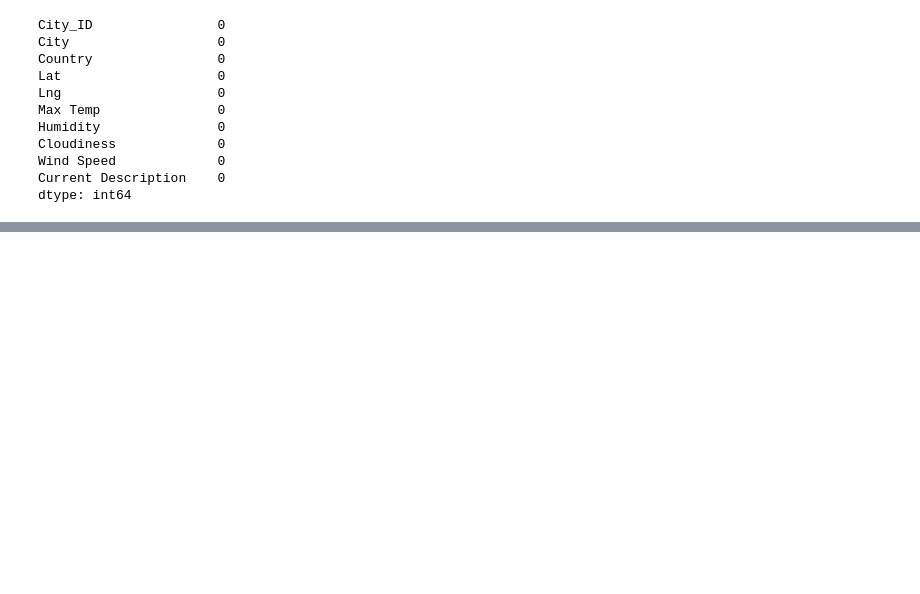
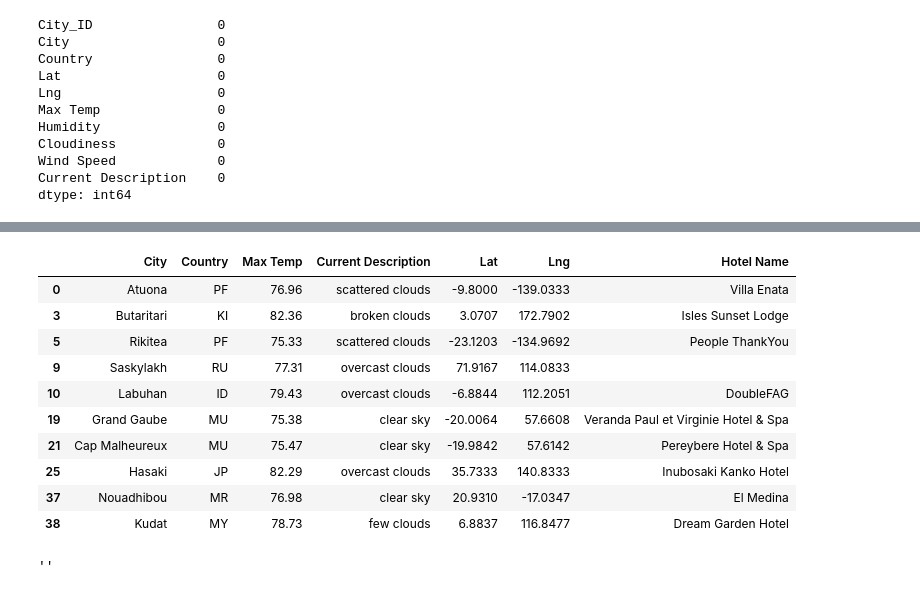
Before and after one commit to scottwesley31/World_Weather_Analysis, a Jupyter notebook: Vacation_Search/Vacation_Search.ipynb, the cells around one changed output, grey strips where cells are left out. Cells and saved outputs as stored; diff of their text form; code cells hidden in the pictures; blank space fills up the shorter version.

Commit message:
Created clean_hotel_df without null values.

```diff
--- a/Vacation_Search/Vacation_Search.ipynb
+++ b/Vacation_Search/Vacation_Search.ipynb
@@ -64,8 +85,8 @@ dtype: int64
 # %%
 # 4b. Drop any empty rows and create a new DataFrame that doesn’t have empty rows.
-preferred_cities_df = city_data_df.loc[(city_data_df["Max Temp"] <= max_temp) & \
+clean_df = city_data_df.loc[(city_data_df["Max Temp"] <= max_temp) & \
                                       (city_data_df["Max Temp"] >= min_temp)].dropna()
-preferred_cities_df.isnull().sum()
+clean_df.isnull().sum()
 # %% [output]
 City_ID                0
 City                   0
@@ -94,14 +127,23 @@ params = {
 }
 
 # 6b. Iterate through the hotel DataFrame.
+for index, row in hotel_df.iterrows():
 
     # 6c. Get latitude and longitude from DataFrame
+    lat = row["Lat"]
+    lng = row["Lng"]
 
+    # Add the latitude and longitude to location key for the params dictionary.
+    params["location"] = f"{lat},{lng}"
 
     # 6d. Set up the base URL for the Google Directions API to get JSON data.
-
+    base_url = "https://maps.googleapis.com/maps/api/place/nearbysearch/json"
 
     # 6e. Make request and retrieve the JSON data from the search.
-
+    hotels = requests.get(base_url, params=params).json()
 
     # 6f. Get the first hotel from the results and store the name, if a hotel isn't found skip the city.
+    try:
+        hotel_df.loc[index, "Hotel Name"] = hotels["results"][0]["name"]
+    except (IndexError):
+        print("Hotel not found... skipping.")
@@ -108,2 +166,25 @@ params = {
 # %%
-# 7. Drop the rows where there is no Hotel Name.
+# 7. Drop the rows where there is no Hotel Name. (1st attempt)
+clean_hotel_df = hotel_df.dropna()
+# %%
+# Confirm hotel_df DataFrame appears similar to the screenshot in the challenge.
+clean_hotel_df.head(10)
+# %% [output]
+|  | City | Country | Max Temp | Current Description | Lat | Lng | Hotel Name |
+| 0 | Atuona | PF | 76.96 | scattered clouds | -9.8000 | -139.0333 | Villa Enata |
+| 3 | Butaritari | KI | 82.36 | broken clouds | 3.0707 | 172.7902 | Isles Sunset Lodge |
+| 5 | Rikitea | PF | 75.33 | scattered clouds | -23.1203 | -134.9692 | People ThankYou |
+| 9 | Saskylakh | RU | 77.31 | overcast clouds | 71.9167 | 114.0833 |  |
+| 10 | Labuhan | ID | 79.43 | overcast clouds | -6.8844 | 112.2051 | DoubleFAG |
+| 19 | Grand Gaube | MU | 75.38 | clear sky | -20.0064 | 57.6608 | Veranda Paul et Virginie Hotel & Spa |
+| 21 | Cap Malheureux | MU | 75.47 | clear sky | -19.9842 | 57.6142 | Pereybere Hotel & Spa |
+| 25 | Hasaki | JP | 82.29 | overcast clouds | 35.7333 | 140.8333 | Inubosaki Kanko Hotel |
+| 37 | Nouadhibou | MR | 76.98 | clear sky | 20.9310 | -17.0347 | El Medina |
+| 38 | Kudat | MY | 78.73 | few clouds | 6.8837 | 116.8477 | Dream Garden Hotel |
+# %%
+# Investigate empty hotel name in row 9.
+clean_hotel_df.iloc[3,6]
+
+# Unsure why this remains an empty string
+# %% [output]
+''
```
Also changed, not shown: parts of 9 cells of this notebook.
